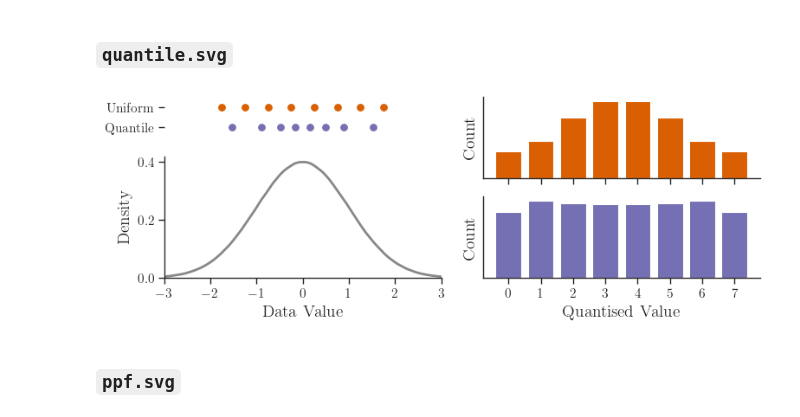
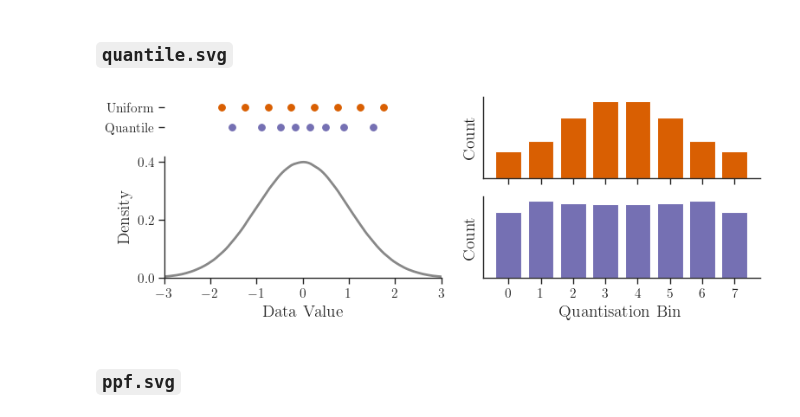
Before and after one commit to graphcore-research/optimal-weight-formats, a Jupyter notebook: paper/support/Blog.ipynb, the cells around one changed output. Cells and saved outputs as stored; diff of their text form; code cells hidden in the pictures.

Commit message:
Tweak blog plots

```diff
--- a/paper/support/Blog.ipynb
+++ b/paper/support/Blog.ipynb
@@ -59,35 +60,35 @@ axp.set_xlabel("Data Value")
 axp.set_xlim((-3, 3))
 
 n = 8
 
 centroids = centroids = torch.linspace(-1.75, 1.75, n)
 counts = torch.bincount(torch.bucketize(data, (centroids[:-1] + centroids[1:])/2), minlength=len(centroids))
 axc.scatter(centroids, torch.full_like(centroids, 1), marker="o", s=30, color=c1)
 axu.bar(torch.arange(n), counts, color=c1)
 axu.tick_params(axis="y", left=False, labelleft=False)
 axu.tick_params(axis="x", labelbottom=False)
 axu.set_ylabel("Count")
 
 centroids = scipy.stats.norm.ppf(torch.linspace(1/(2*n), 1 - 1/(2*n), n))
 centroids = torch.tensor(centroids)
 counts = torch.bincount(torch.bucketize(data, (centroids[:-1] + centroids[1:])/2), minlength=len(centroids))
 axc.scatter(centroids, torch.full_like(centroids, 0), marker="o", s=30, color=c2)
 axq.bar(torch.arange(n), counts, color=c2)
 axq.set_xticks(torch.arange(n))
 axq.tick_params(axis="y", left=False, labelleft=False)
 axq.set_ylabel("Count")
-axq.set_xlabel("Quantised Value")
+axq.set_xlabel("Quantisation Bin")
 
 axc.get_xaxis().set_visible(False)
 axc.spines["bottom"].set_visible(False)
 axc.spines["left"].set_visible(False)
 axc.set_yticks([0, 1], ["Quantile", "Uniform"])
 axc.set_ylim((-0.5, 1.5))
 
 fig.tight_layout()
 fig.savefig("blog/quantile.svg")
 # %% [output]
-[figure, old version]
+[figure, new version]
 # %% [markdown]
 ### `ppf.svg`
 # %%
```
Also changed, not shown: parts of 5 cells of this notebook.
